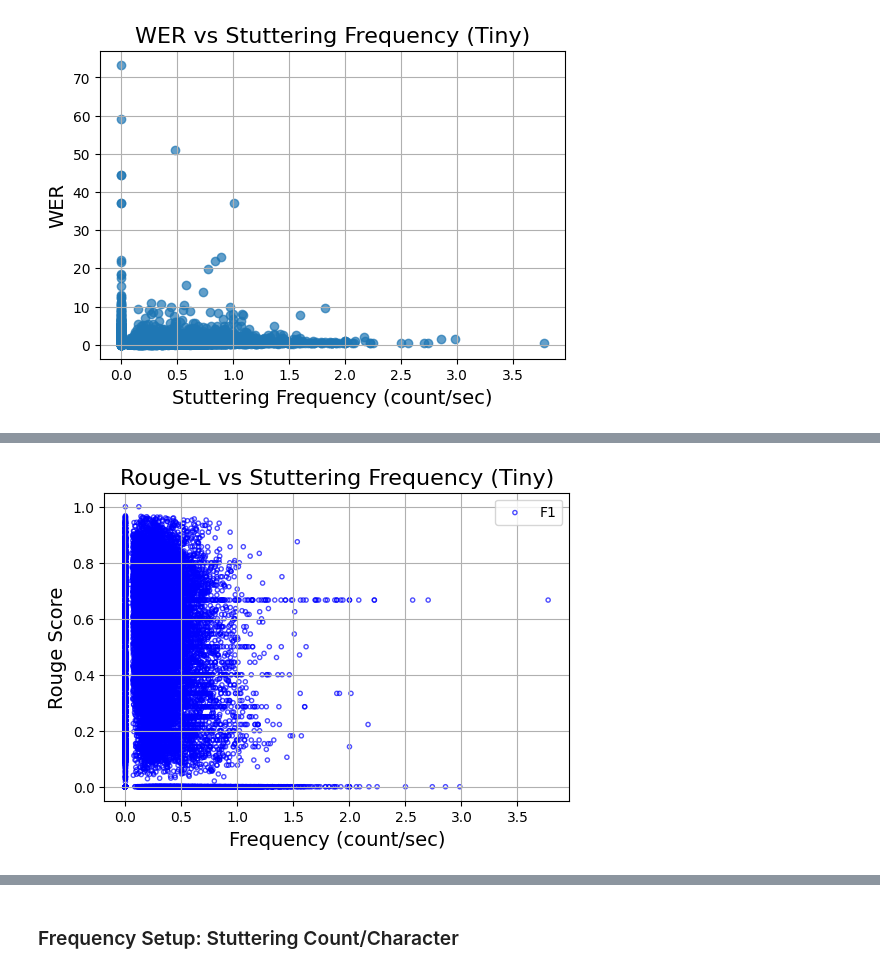
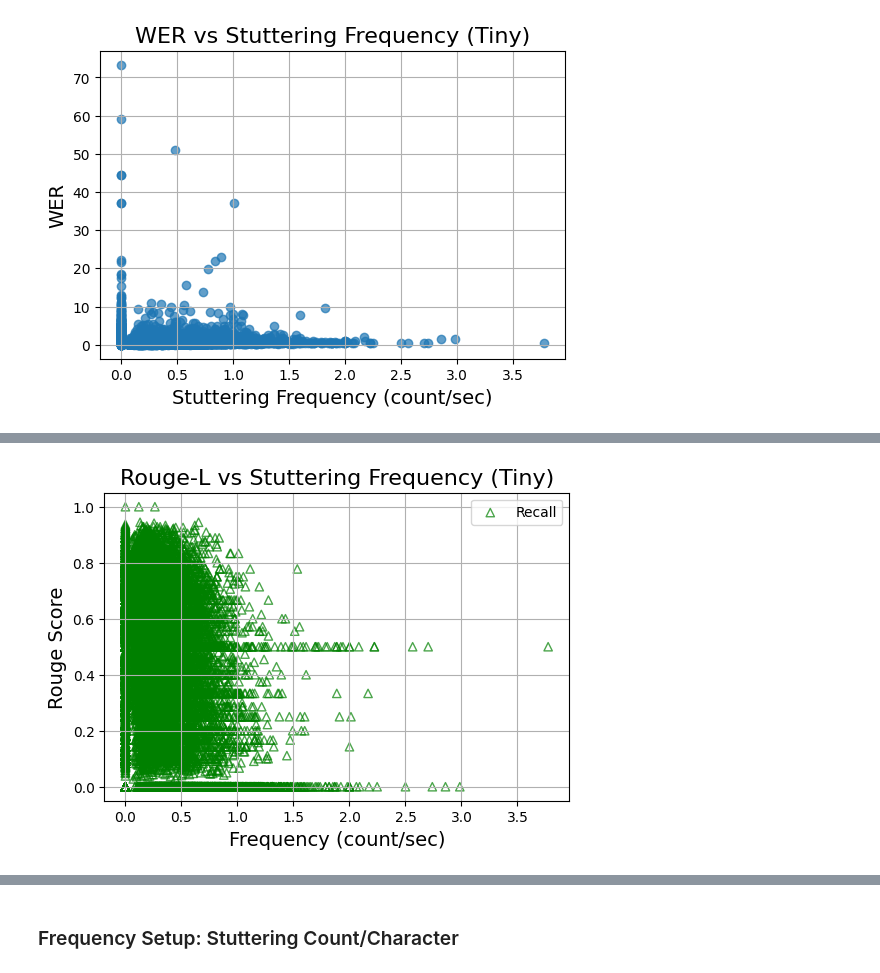
Before and after one commit to BU-Spark/ml-aimpower-stuttered-speech, a Jupyter notebook: fall2024/PoC/evaluation-whisper/whisper-freq-eval.ipynb, the cells around one changed output, grey strips where cells are left out. Cells and saved outputs as stored; diff of their text form; code cells hidden in the pictures.

```diff
--- a/fall2024/PoC/evaluation-whisper/whisper-freq-eval.ipynb
+++ b/fall2024/PoC/evaluation-whisper/whisper-freq-eval.ipynb
@@ -334,6 +415,6 @@ net_aigenerated_data_whisper_tiny = pd.read_csv('/projectnb/ds549/projects/AImpo
 # %%
-net_aigenerated_data_whisper_tiny = net_aigenerated_data_whisper_tiny.assign(Freq_Duration=net_aigenerated_data_whisper_tiny["Stutterance_Count"]/net_aigenerated_data_whisper_tiny["Duration"])
-net_aigenerated_data_whisper_tiny = net_aigenerated_data_whisper_tiny.assign(Freq_CharCount=net_aigenerated_data_whisper_tiny["Stutterance_Count"]/net_aigenerated_data_whisper_tiny["GroundTruth_Transcript"].str.len())
+net_aigenerated_data_whisper_tiny = net_aigenerated_data_whisper_tiny.assign(Freq_Duration=net_aigenerated_data_whisper_tiny["Stuttering_Count"]/net_aigenerated_data_whisper_tiny["Duration"])
+net_aigenerated_data_whisper_tiny = net_aigenerated_data_whisper_tiny.assign(Freq_CharCount=net_aigenerated_data_whisper_tiny["Stuttering_Count"]/net_aigenerated_data_whisper_tiny["Stu-wer-compared-groundtruth"].str.len())
 # %%
 net_aigenerated_data_whisper_tiny
 # %% [output]
@@ -379,30 +468,30 @@ plt.show()
 plt.figure(figsize=(6, 4))
 # plt.scatter(
 #     net_aigenerated_data_whisper_tiny["Freq_Duration"],
-#     net_aigenerated_data_whisper_tiny["rouge1-precision"],
+#     net_aigenerated_data_whisper_tiny["stu-rouge1-precision"],
 #     facecolors="none", edgecolors='r',
 #     label="Precision",
 #     marker="8",
 #     alpha=0.7  # Handle overlapping points
 # )
 
+plt.scatter(
+    net_aigenerated_data_whisper_tiny["Freq_Duration"],
+    net_aigenerated_data_whisper_tiny["stu-rouge1-recall"],
+    facecolors="none", edgecolors='g',
+    label="Recall",
+    marker="^",
+    alpha=0.7  # Handle overlapping points
+)
+
 # plt.scatter(
 #     net_aigenerated_data_whisper_tiny["Freq_Duration"],
-#     net_aigenerated_data_whisper_tiny["rouge1-recall"],
-#     facecolors="none", edgecolors='g',
-#     label="Recall",
-#     marker="^",
+#     net_aigenerated_data_whisper_tiny["stu-rouge1-f1"],
+#     facecolors="none", edgecolors='b',
+#     label="F1",
+#     marker=".",
 #     alpha=0.7  # Handle overlapping points
 # )
-
-plt.scatter(
-    net_aigenerated_data_whisper_tiny["Freq_Duration"],
-    net_aigenerated_data_whisper_tiny["rouge1-f1"],
-    facecolors="none", edgecolors='b',
-    label="F1",
-    marker=".",
-    alpha=0.7  # Handle overlapping points
-)
 
 plt.title("Rouge-1 vs Stuttering Frequency (Tiny)", fontsize=16)
 plt.xlabel("Frequency (count/sec)", fontsize=14)
@@ -421,30 +510,30 @@ plt.show()
 plt.figure(figsize=(6, 4))
 # plt.scatter(
 #     net_aigenerated_data_whisper_tiny["Freq_Duration"],
-#     net_aigenerated_data_whisper_tiny["rouge1-precision"],
+#     net_aigenerated_data_whisper_tiny["stu-rouge2-precision"],
 #     facecolors="none", edgecolors='r',
 #     label="Precision",
 #     marker="8",
 #     alpha=0.7  # Handle overlapping points
 # )
 
+plt.scatter(
+    net_aigenerated_data_whisper_tiny["Freq_Duration"],
+    net_aigenerated_data_whisper_tiny["stu-rouge2-recall"],
+    facecolors="none", edgecolors='g',
+    label="Recall",
+    marker="^",
+    alpha=0.7  # Handle overlapping points
+)
+
 # plt.scatter(
 #     net_aigenerated_data_whisper_tiny["Freq_Duration"],
-#     net_aigenerated_data_whisper_tiny["rouge1-recall"],
-#     facecolors="none", edgecolors='g',
-#     label="Recall",
-#     marker="^",
+#     net_aigenerated_data_whisper_tiny["stu-rouge2-f1"],
+#     facecolors="none", edgecolors='b',
+#     label="F1",
+#     marker=".",
 #     alpha=0.7  # Handle overlapping points
 # )
-
-plt.scatter(
-    net_aigenerated_data_whisper_tiny["Freq_Duration"],
-    net_aigenerated_data_whisper_tiny["rouge2-f1"],
-    facecolors="none", edgecolors='b',
-    label="F1",
-    marker=".",
-    alpha=0.7  # Handle overlapping points
-)
 
 plt.title("Rouge-2 vs Stuttering Frequency (Tiny)", fontsize=16)
 plt.xlabel("Frequency (count/sec)", fontsize=14)
@@ -463,30 +552,30 @@ plt.show()
 plt.figure(figsize=(6, 4))
 # plt.scatter(
 #     net_aigenerated_data_whisper_tiny["Freq_Duration"],
-#     net_aigenerated_data_whisper_tiny["rouge1-precision"],
+#     net_aigenerated_data_whisper_tiny["stu-rougel-precision"],
 #     facecolors="none", edgecolors='r',
 #     label="Precision",
 #     marker="8",
 #     alpha=0.7  # Handle overlapping points
 # )
 
+plt.scatter(
+    net_aigenerated_data_whisper_tiny["Freq_Duration"],
+    net_aigenerated_data_whisper_tiny["stu-rougel-recall"],
+    facecolors="none", edgecolors='g',
+    label="Recall",
+    marker="^",
+    alpha=0.7  # Handle overlapping points
+)
+
 # plt.scatter(
 #     net_aigenerated_data_whisper_tiny["Freq_Duration"],
-#     net_aigenerated_data_whisper_tiny["rouge1-recall"],
-#     facecolors="none", edgecolors='g',
-#     label="Recall",
-#     marker="^",
+#     net_aigenerated_data_whisper_tiny["stu-rougel-f1"],
+#     facecolors="none", edgecolors='b',
+#     label="F1",
+#     marker=".",
 #     alpha=0.7  # Handle overlapping points
 # )
-
-plt.scatter(
-    net_aigenerated_data_whisper_tiny["Freq_Duration"],
-    net_aigenerated_data_whisper_tiny["rougel-f1"],
-    facecolors="none", edgecolors='b',
-    label="F1",
-    marker=".",
-    alpha=0.7  # Handle overlapping points
-)
 
 plt.title("Rouge-L vs Stuttering Frequency (Tiny)", fontsize=16)
 plt.xlabel("Frequency (count/sec)", fontsize=14)
@@ -500 +589 @@ plt.show()
-[figure, old version]
+[figure, new version]
```
Also changed, not shown: parts of 20 cells of this notebook, 35 other files.
